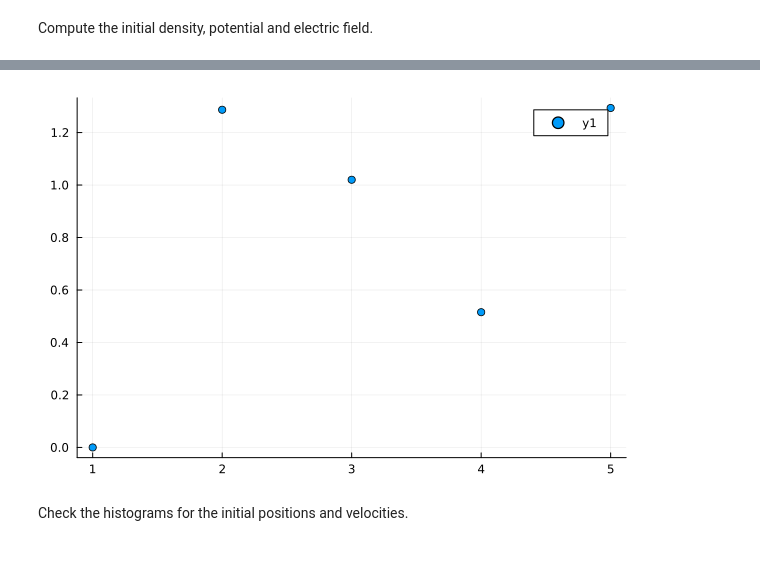
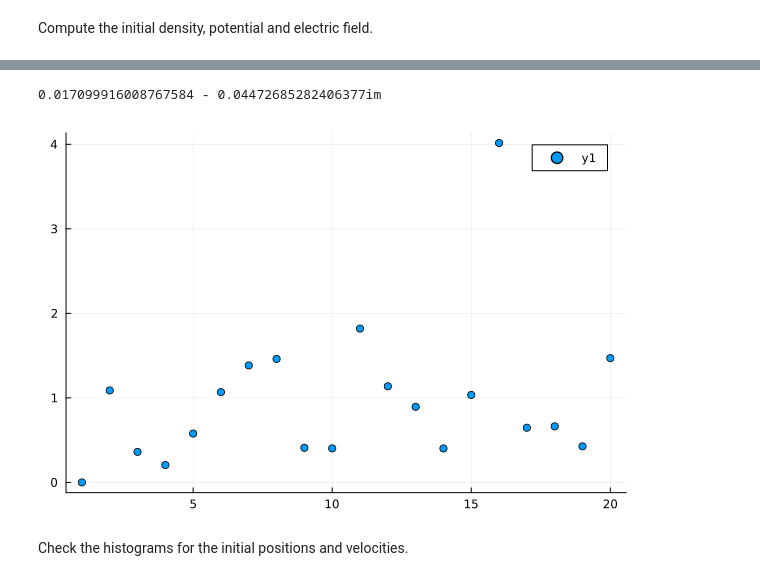
Before and after one commit to reula/PIC-1D, a Jupyter notebook: pic_3_landau_rel_v2.ipynb, the cells around one changed output, grey strips where cells are left out. Drawn from its saved outputs; the diff is of its cells as text; code cells hidden in the pictures.

Commit message:
adding direct E calculation, adding Fourier mode for studying decay

```diff
--- a/pic_3_landau_rel_v2.ipynb
+++ b/pic_3_landau_rel_v2.ipynb
@@ -257,10 +262,14 @@ end
+# %%
+get_fourier_E(u, κ, 17, J, N)
+# %% [output]
+0.017099916008767584 - 0.04472685282406377im
 # %%
 n_Fourier = rfft(n.-1)
 freqs_space = fftshift(fftfreq(J,1/dx))
 #Plots.scatter(freqs_space,abs.(fftshift(n_Fourier)))
-Plots.scatter(abs.(n_Fourier)[1:5])
+Plots.scatter(abs.(n_Fourier)[1:20])
 # %% [output]
-[figure, old version]
+[figure, new version]
 # %% [markdown]
 Check the histograms for the initial positions and velocities.
 # %%
```
Also changed, not shown: parts of 4 cells of this notebook, 4 other files.
